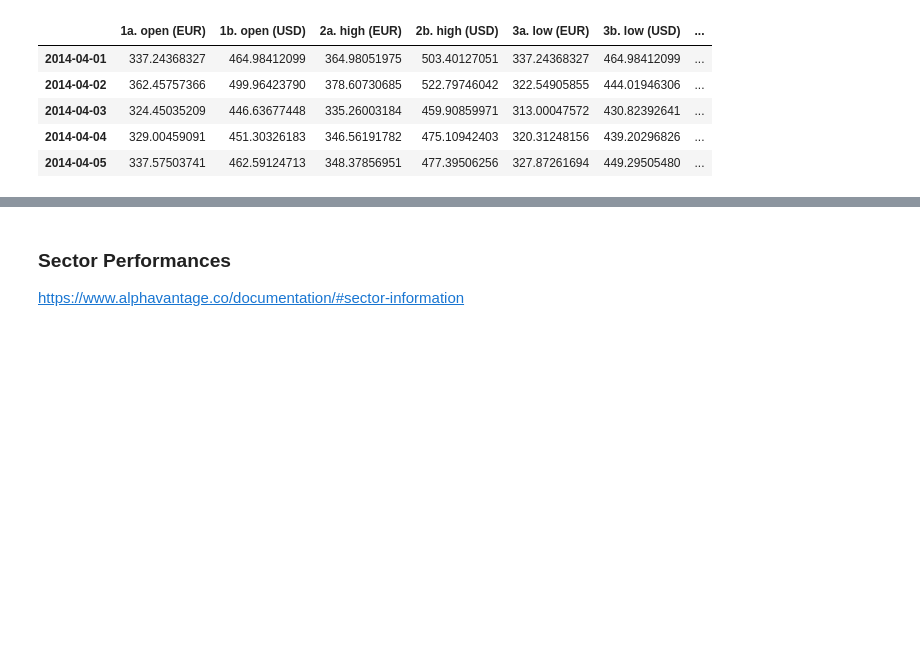
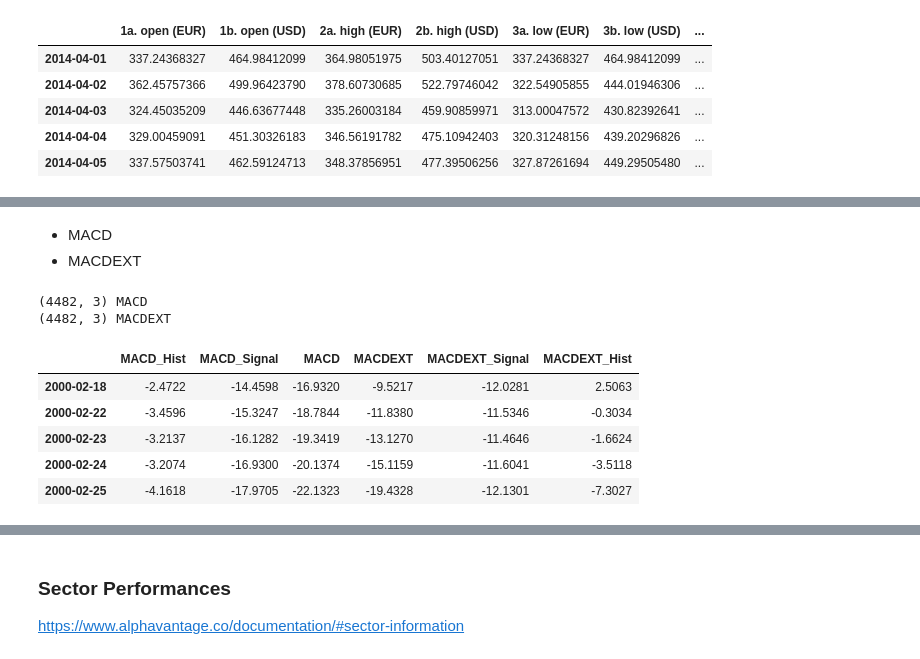
Before and after one commit to lcm98/GA_Capstone, a Jupyter notebook: data_gathering/DataGathering.ipynb, the cells around one changed output, grey strips where cells are left out. Drawn from its saved outputs; the diff is of its cells as text; code cells hidden in the pictures; blank space fills up the shorter version.

```diff
--- a/data_gathering/DataGathering.ipynb
+++ b/data_gathering/DataGathering.ipynb
@@ -397,0 +431,51 @@ Includes many indicators that I frankly don't know enough about to know if it's
+# %% [markdown]
+* MACD
+* MACDEXT
+# %%
+techInds = ['MACD', 'MACDEXT']
+interval = 'daily'
+series_type = 'close'
+fastperiod = 12
+slowperiod = 26
+signalperiod = 9
+fastmatype = 0
+slowmatype = 0
+signalmatype = 0
+inds = []
+
+for ind in techInds:
+    av_qparams = {
+        'apikey': av_key,
+        'function': ind,
+        'symbol':'.inx',
+        'interval': interval,
+        'series_type': series_type,
+        'fastperiod': fastperiod,
+        'slowperiod': slowperiod,
+        'signalperiod': signalperiod,
+        'fastmatype': fastmatype,
+        'slowmatype': slowmatype,
+        'signalmatype': signalmatype
+        }
+    res = requests.get(av_base_url, av_qparams)
+    #print("Status Code:", res.status_code)
+    res_dict = res.json()
+    #print(res_dict['Meta Data'])
+    #print('---------')
+    ind_df = pd.DataFrame.from_dict(res_dict['Technical Analysis: ' + ind], orient='index')
+    ind_df.columns = [x.replace("MACD", ind) for x in ind_df.columns]
+    inds.append(ind_df)
+    print(ind_df.shape, ind)
+    #sma.head()
+
+df_inds2 = pd.concat(inds, axis=1)
+df_inds2.tail()
+# %% [output]
+(4482, 3) MACD
+(4482, 3) MACDEXT
+|  | MACD_Hist | MACD_Signal | MACD | MACDEXT | MACDEXT_Signal | MACDEXT_Hist |
+| 2000-02-18 | -2.4722 | -14.4598 | -16.9320 | -9.5217 | -12.0281 | 2.5063 |
+| 2000-02-22 | -3.4596 | -15.3247 | -18.7844 | -11.8380 | -11.5346 | -0.3034 |
+| 2000-02-23 | -3.2137 | -16.1282 | -19.3419 | -13.1270 | -11.4646 | -1.6624 |
+| 2000-02-24 | -3.2074 | -16.9300 | -20.1374 | -15.1159 | -11.6041 | -3.5118 |
+| 2000-02-25 | -4.1618 | -17.9705 | -22.1323 | -19.4328 | -12.1301 | -7.3027 |
```
Also changed, not shown: parts of 26 cells of this notebook, 6 other files.
